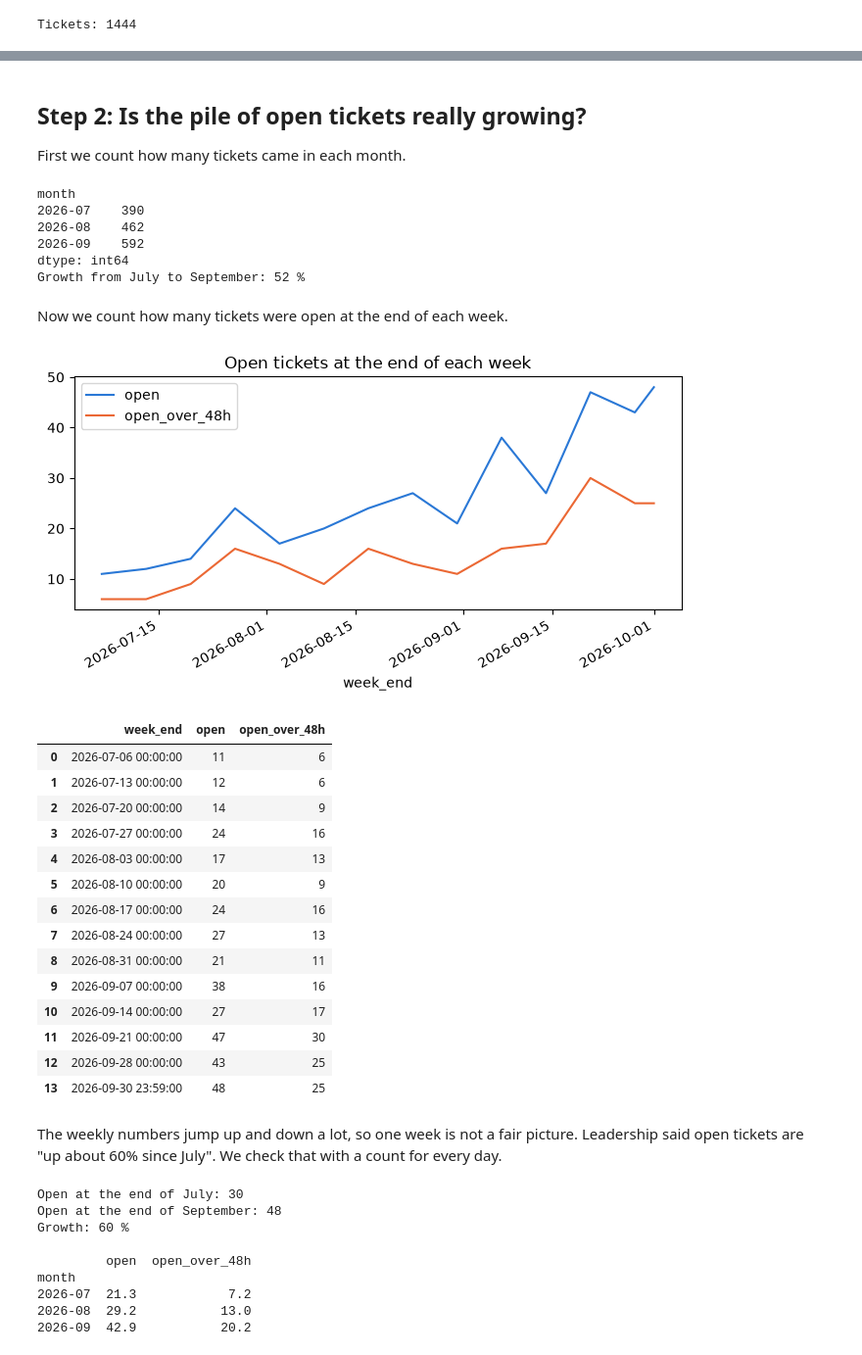
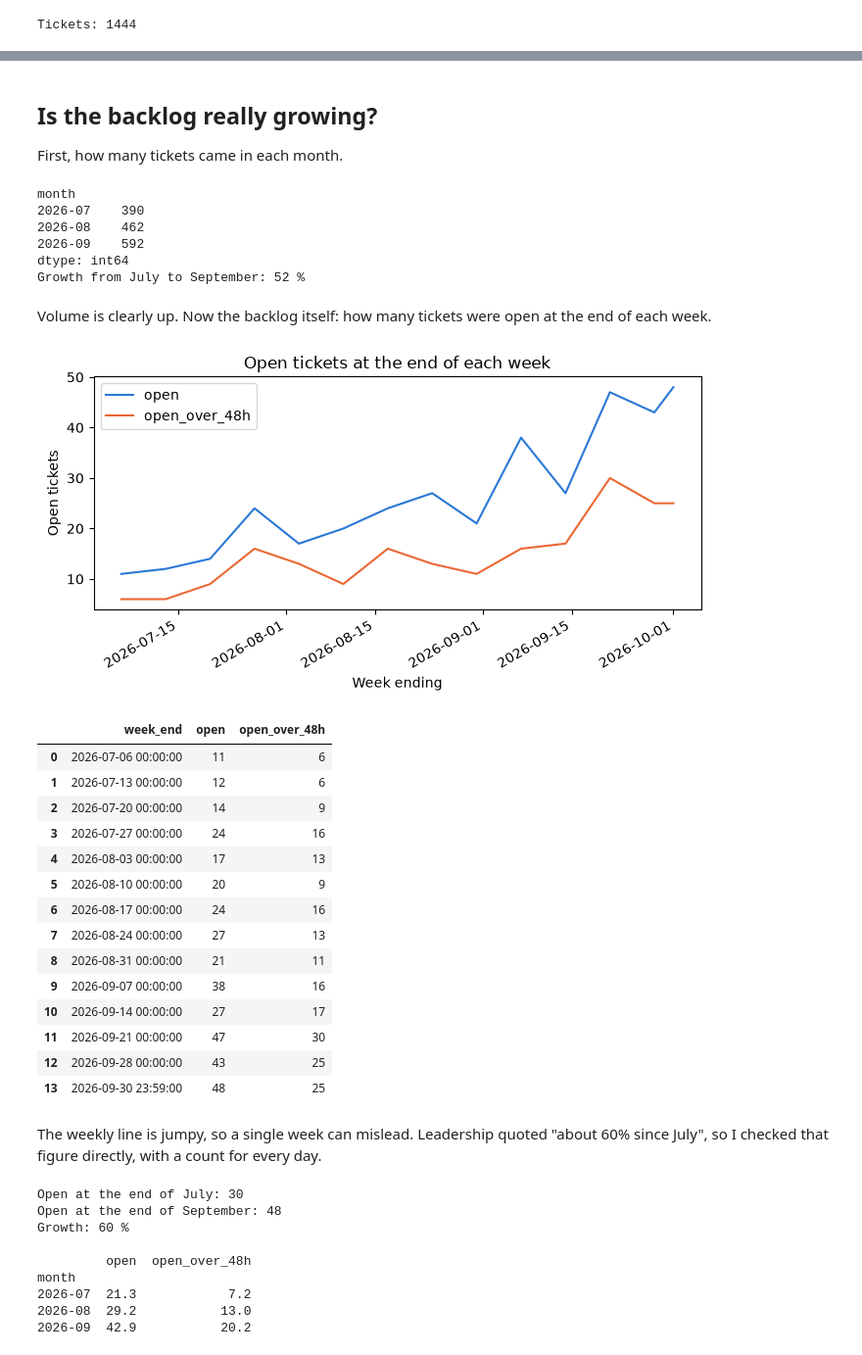
Before and after one commit to Ankur377823/rideops-escalation-check, a Jupyter notebook: notebooks/01_diagnosis.ipynb, the cells around one changed output, grey strips where cells are left out. Shown at 98% size. Saved outputs shown, nothing was run; the diff lists cells and outputs as text; code cells hidden in the pictures.

```diff
--- a/notebooks/01_diagnosis.ipynb
+++ b/notebooks/01_diagnosis.ipynb
@@ -62,9 +54,9 @@ df[["ticket_id", "created_at", "category", "assigned_agent", "escalated",
 | 3 | SUP-10004 | 2026-07-02 05:15:00 | Live tracking / GPS incorrect | Arjun K | True | 1 | Fixed | Closed | ... |
 | 4 | SUP-10005 | 2026-07-02 08:25:00 | Login / access issue | Arjun K | False | 0 |  | Closed | ... |
 # %% [markdown]
-## Step 2: Is the pile of open tickets really growing?
+## Is the backlog really growing?
 
-First we count how many tickets came in each month.
+First, how many tickets came in each month.
 # %%
 df["month"] = df["created_at"].dt.strftime("%Y-%m")
 tickets_per_month = df.groupby("month").size()
@@ -80,30 +72,32 @@ month
 dtype: int64
 Growth from July to September: 52 %
 # %% [markdown]
-Now we count how many tickets were open at the end of each week.
+Volume is clearly up. Now the backlog itself: how many tickets were open at the end of each week.
 # %%
 # For each Monday, count the tickets that were open at that moment
 week_ends = list(pd.date_range("2026-07-06", "2026-09-28", freq="7D")) + [now]
 
 rows = []
 for day in week_ends:
     created_before = df["created_at"] < day
     not_closed_yet = df["final_closed_at"].isna() | (df["final_closed_at"] >= day)
     open_then = df[created_before & not_closed_yet]
 
     hours_open = (day - open_then["created_at"]).dt.total_seconds() / 3600
     older_than_48h = open_then[hours_open >= 48]
 
     rows.append({"week_end": day, "open": len(open_then), "open_over_48h": len(older_than_48h)})
 
 backlog = pd.DataFrame(rows)
 
 backlog.plot(x="week_end", y=["open", "open_over_48h"], color=["#2a78d6", "#eb6834"],
              title="Open tickets at the end of each week", figsize=(8, 3.5))
+plt.xlabel("Week ending")
+plt.ylabel("Open tickets")
 plt.show()
 backlog
 # %% [output]
-[figure, old version]
+[figure, new version]
 |  | week_end | open | open_over_48h |
 | 0 | 2026-07-06 00:00:00 | 11 | 6 |
 | 1 | 2026-07-13 00:00:00 | 12 | 6 |
@@ -120,8 +114,8 @@ backlog
 | 12 | 2026-09-28 00:00:00 | 43 | 25 |
 | 13 | 2026-09-30 23:59:00 | 48 | 25 |
 # %% [markdown]
-The weekly numbers jump up and down a lot, so one week is not a fair picture. Leadership said open
-tickets are "up about 60% since July". We check that with a count for every day.
+The weekly line is jumpy, so a single week can mislead. Leadership quoted "about 60% since July", so I
+checked that figure directly, with a count for every day.
 # %%
 # Count the open tickets at the end of every day
 days = pd.date_range("2026-07-03", "2026-09-30", freq="D") + pd.Timedelta(hours=23, minutes=59)
```
Also changed, not shown: parts of 22 cells of this notebook, 2 other files.
